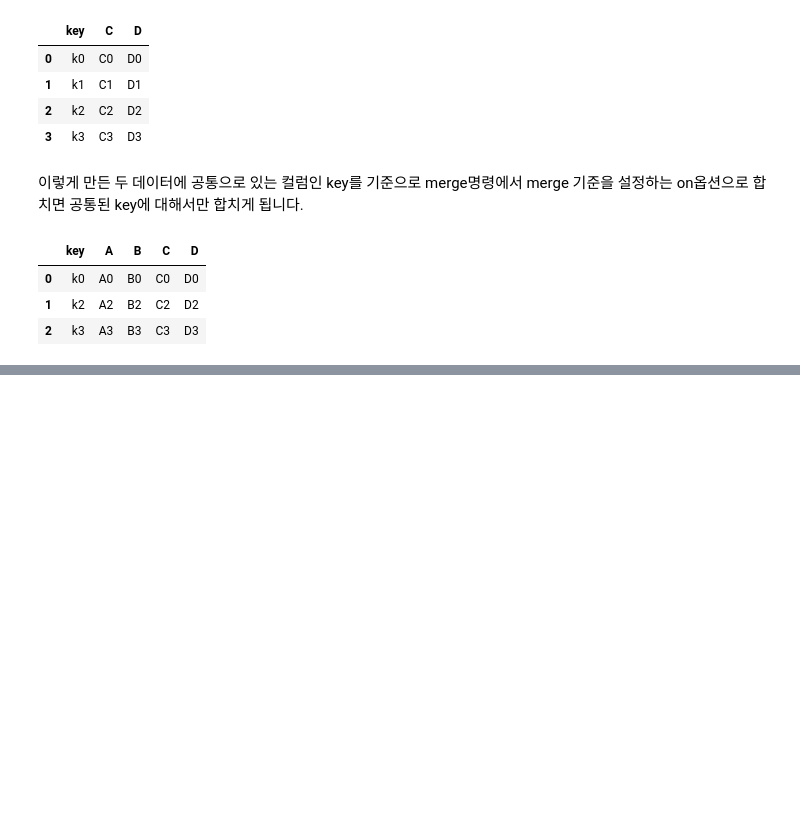
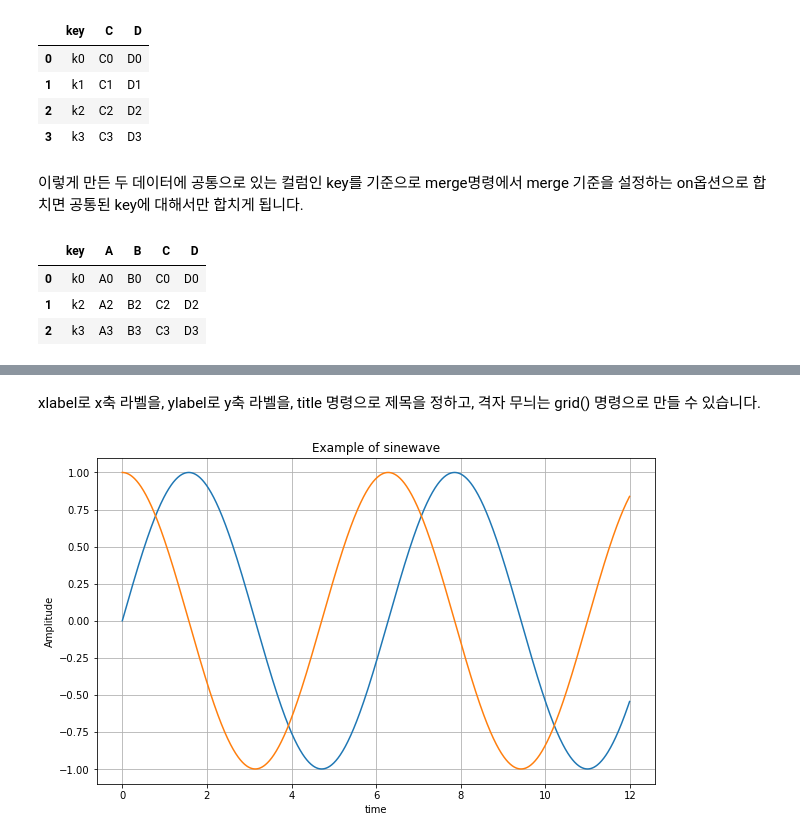
Before and after one commit to choiuikang/data_python, a Jupyter notebook: chapter-1.ipynb, the cells around one changed output, grey strips where cells are left out. Drawn from its saved outputs; the diff is of its cells as text; code cells hidden in the pictures; blank space fills up the shorter version.

```diff
--- a/chapter-1.ipynb
+++ b/chapter-1.ipynb
@@ -818,0 +982,13 @@ pd.merge(left,right, on='key')
+# %% [markdown]
+xlabel로 x축 라벨을, ylabel로 y축 라벨을, title 명령으로 제목을 정하고, 격자 무늬는 grid() 명령으로 만들 수 있습니다.
+# %%
+plt.figure(figsize=(10,6))
+plt.plot(t, np.sin(t))
+plt.plot(t, np.cos(t))
+plt.grid()
+plt.xlabel('time')
+plt.ylabel('Amplitude')
+plt.title('Example of sinewave')
+plt.show()
+# %% [output]
+[figure, added]
```
Also changed, not shown: parts of 92 cells of this notebook.
